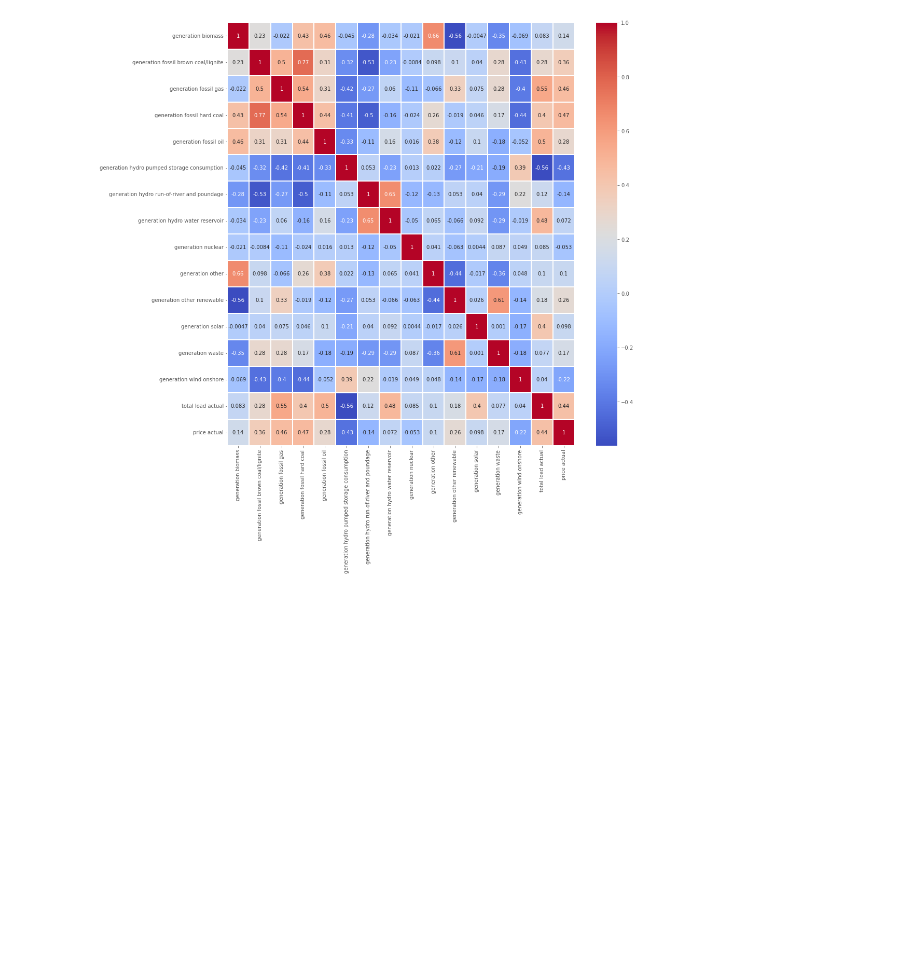
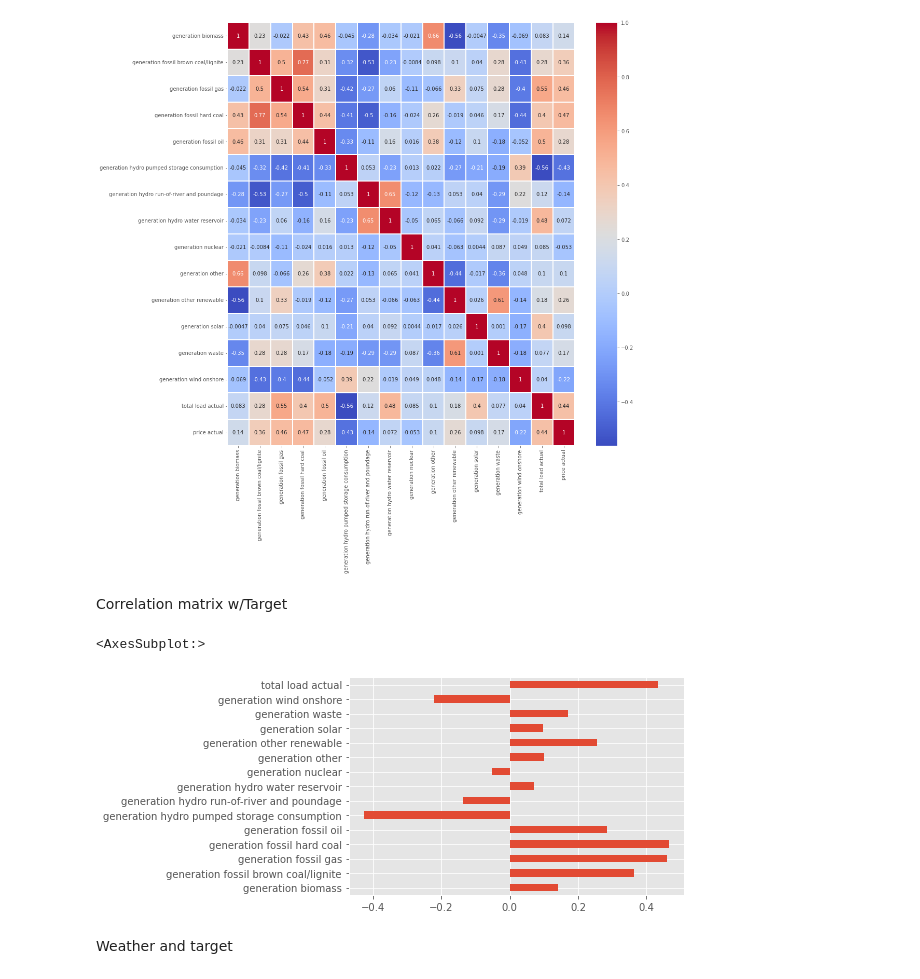
Before and after one commit to KishenSharma6/EnergyPricePredictor, a Jupyter notebook: Notebooks/EDA/EnergyDataEDA.ipynb, the cells around one changed output. Cells and saved outputs as stored; diff of their text form; code cells hidden in the pictures; blank space fills up the shorter version.

```diff
--- a/Notebooks/EDA/EnergyDataEDA.ipynb
+++ b/Notebooks/EDA/EnergyDataEDA.ipynb
@@ -185,0 +190,10 @@ plt.show()
+# %% [markdown]
+Correlation matrix w/Target
+# %%
+#features with greatest correlation
+corrMatrix["price actual"][:-1].plot(kind= "barh")
+# %% [output]
+<AxesSubplot:>
+[figure, added]
+# %% [markdown]
+Weather and target
```
Also changed, not shown: parts of 14 cells of this notebook.
